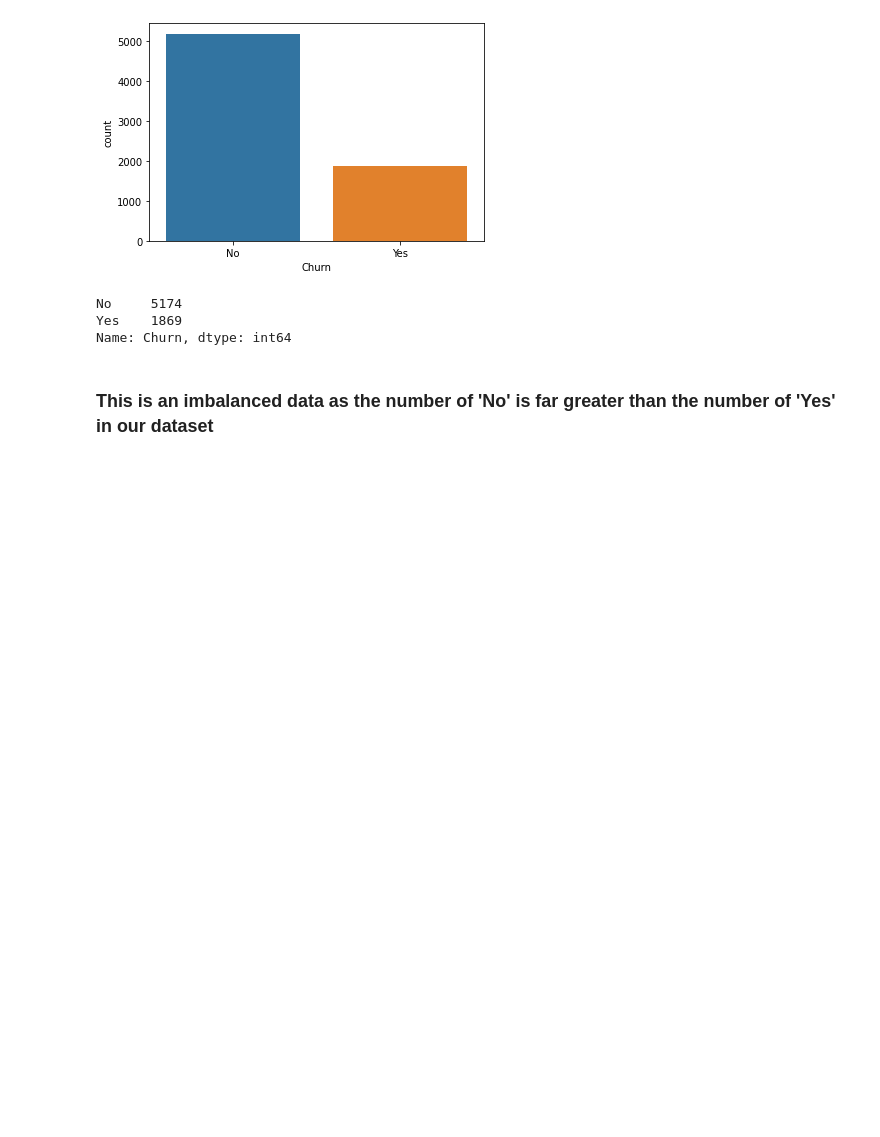
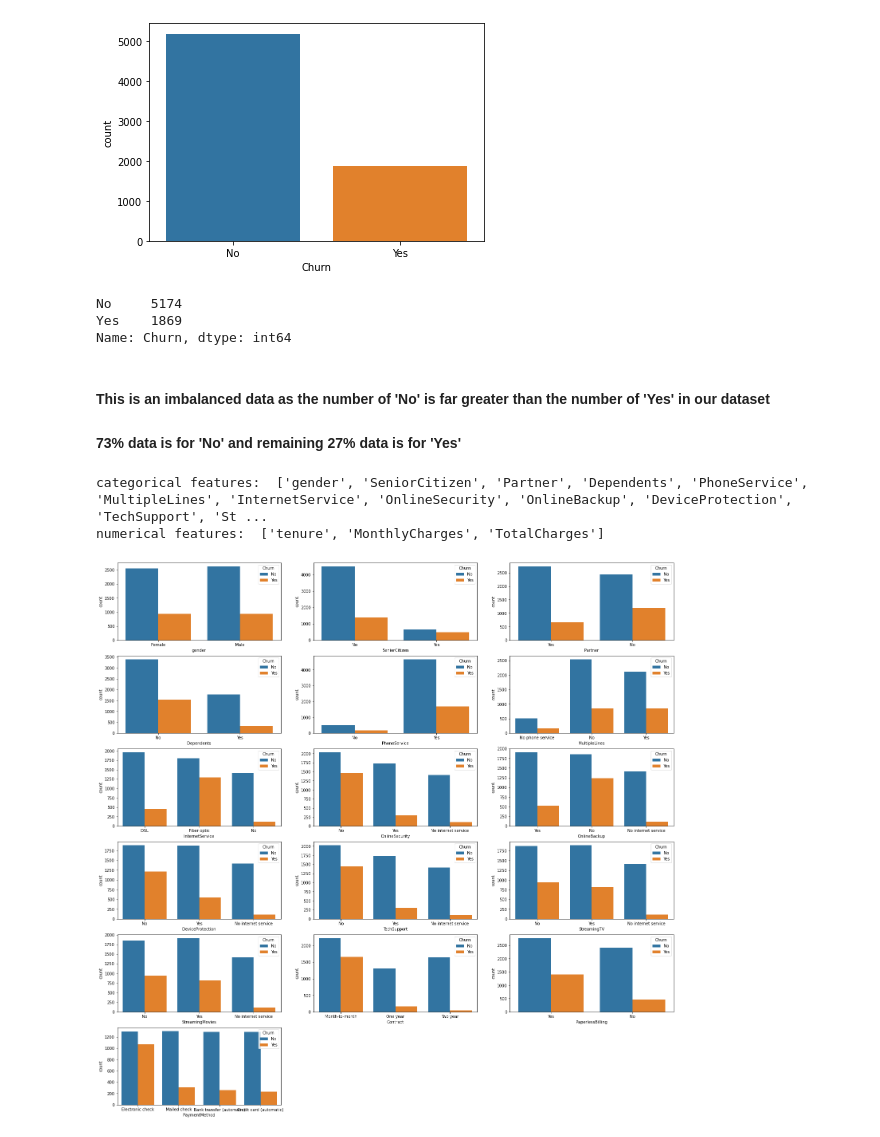
Before and after one commit to ParisRohan/AES-128-bit-Key-size-, a Jupyter notebook: customer-churn-prediction.ipynb, the cells around one changed output. Saved outputs shown, nothing was run; the diff lists cells and outputs as text; code cells hidden in the pictures; blank space fills up the shorter version.

Commit message:
Kaggle Notebook | customer_churn_prediction | Version 3

```diff
--- a/customer-churn-prediction.ipynb
+++ b/customer-churn-prediction.ipynb
@@ -163,4 +158,24 @@ No     5174
 Yes    1869
 Name: Churn, dtype: int64
 # %% [markdown]
-### This is an imbalanced data as the number of 'No' is far greater than the number of 'Yes' in our dataset
+#### This is an imbalanced data as the number of 'No' is far greater than the number of 'Yes' in our dataset
+#### 73% data is for 'No' and remaining 27% data is for 'Yes'
+# %%
+# Getting categorical and numerical features
+cat_cols = [cname for cname in df_data.columns if df_data[cname].dtype=='object' and cname!='Churn']
+num_cols = [cname for cname in df_data.columns if df_data[cname].dtype!='object']
+
+print('categorical features: ', cat_cols)
+print('numerical features: ', num_cols)
+# %% [output]
+categorical features:  ['gender', 'SeniorCitizen', 'Partner', 'Dependents', 'PhoneService', 'MultipleLines', 'InternetService', 'OnlineSecurity', 'OnlineBackup', 'DeviceProtection', 'TechSupport', 'St ...
+numerical features:  ['tenure', 'MonthlyCharges', 'TotalCharges']
+# %%
+#Plotting the impact of categorical features on 'Churn'
+plt.figure(figsize=(25,25))
+for i,cat in enumerate(cat_cols):
+    plt.subplot(6,3,i+1)
+    sns.countplot(data = df_data, x= cat, hue = "Churn")
+plt.show()
+# %% [output]
+[figure, added]
```
Also changed, not shown: parts of 4 cells of this notebook.
